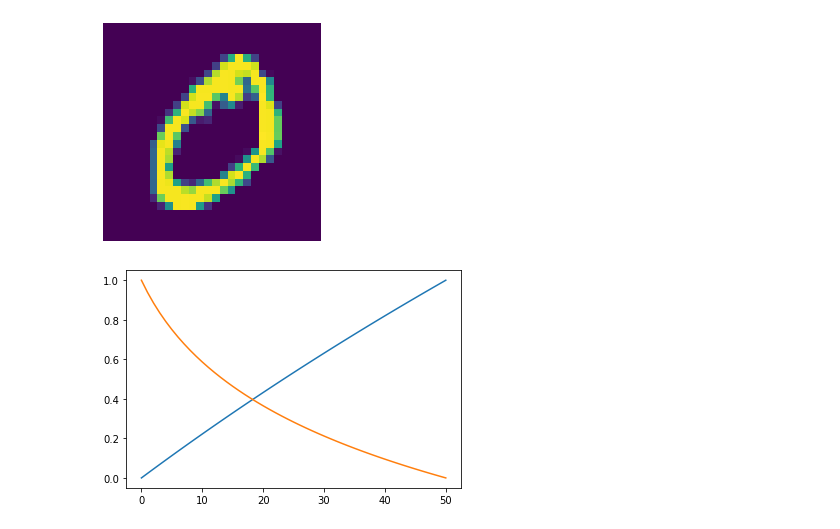
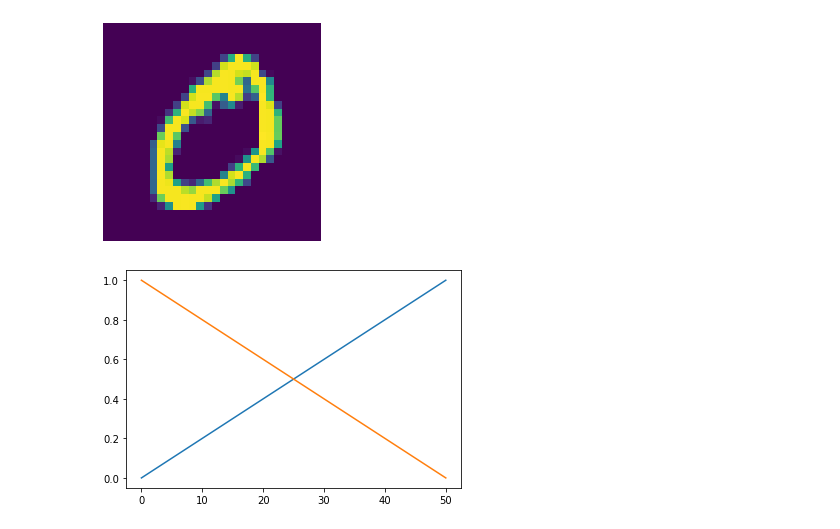
Before and after one commit to ShinATK/JupyterNotebook, a Jupyter notebook: Artificial_Synaptic_Neural_Network/SNN.ipynb, the cells around one changed output. Drawn from its saved outputs; the diff is of its cells as text; code cells hidden in the pictures.

```diff
--- a/Artificial_Synaptic_Neural_Network/SNN.ipynb
+++ b/Artificial_Synaptic_Neural_Network/SNN.ipynb
@@ -96,8 +96,8 @@ test lab shape: (1, 10000)
 [figure]
 # %%
 parameters = {
-    'a+': 0.02, 'b+': 0.30,
-    'a-': 0.05, 'b-': 2.41,
+    'a+': 0.01, 'b+': 0,
+    'a-': 0.01, 'b-': 0,
     'wmax': 1, 'wmin': 0
 }
 weight_plus_list = [parameters['wmin']]
@@ -125,34 +125,34 @@ def equation():
             continue
 
     # wpl = [0.3*(each - weight_plus_list[0]) / (weight_plus_list[-1]-weight_plus_list[0])-0.2 for each in weight_plus_list]
     # wml = [0.3*(each - weight_minus_list[-1]) / (weight_minus_list[0]-weight_minus_list[-1])-0.2 for each in weight_minus_list]
 
     wpl = [(each - weight_plus_list[0]) / (weight_plus_list[-1]-weight_plus_list[0]) for each in weight_plus_list]
     wml = [(each - weight_minus_list[-1]) / (weight_minus_list[0]-weight_minus_list[-1]) for each in weight_minus_list]
 
     return np.array(wpl), np.array(wml)
 
 GP, GD = equation()
 # print(GP)
 # print(GD)
 
 # GP_tmp = np.loadtxt("qxs-GP.txt")
 # GD_tmp = np.loadtxt("qxs-GD.txt")
 
 # GP = [0.3*(each-min(GP_tmp))/(max(GP_tmp)-min(GP_tmp))-0.2 for each in GP_tmp]
 # GD = [0.3*(each-min(GD_tmp))/(max(GD_tmp)-min(GD_tmp))-0.2 for each in GD_tmp]
 
 # GP = [(each-min(GP_tmp))/(max(GP_tmp)-min(GP_tmp)) for each in GP_tmp]
 # GD = [(each-min(GD_tmp))/(max(GD_tmp)-min(GD_tmp)) for each in GD_tmp]
 
 plt.plot(GP)
 plt.plot(GD)
 plt.show()
 # np.savetxt(f"GP {parameters['b+']}.txt", GP)
 # np.savetxt(f"GD {parameters['b-']}.txt", GD)
 # len(GP)
 # %% [output]
-[figure, old version]
+[figure, new version]
 # %%
 def findGP_num(data, find_array=GP):
     diff = abs(data - find_array)
```
Also changed, not shown: parts of 2 cells of this notebook, 7 other files.
